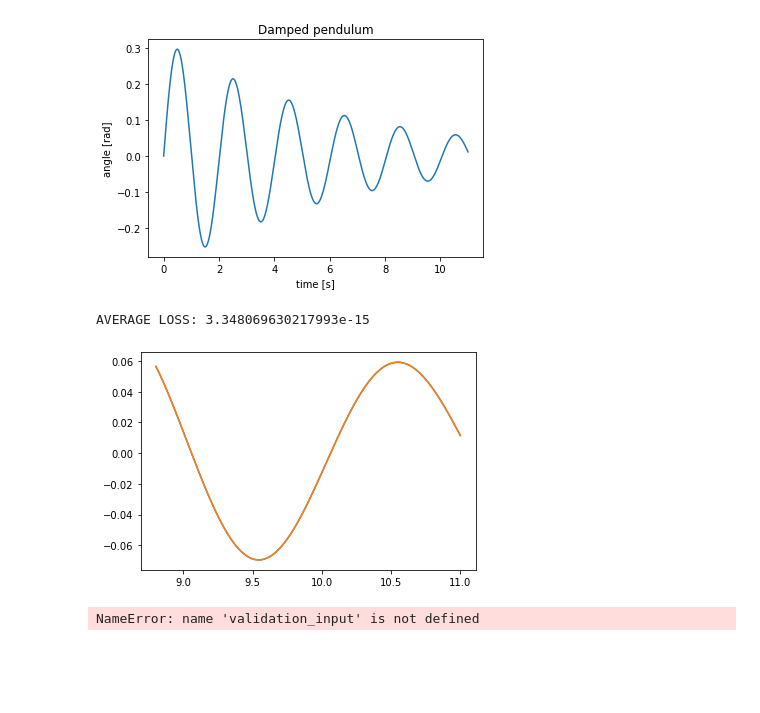
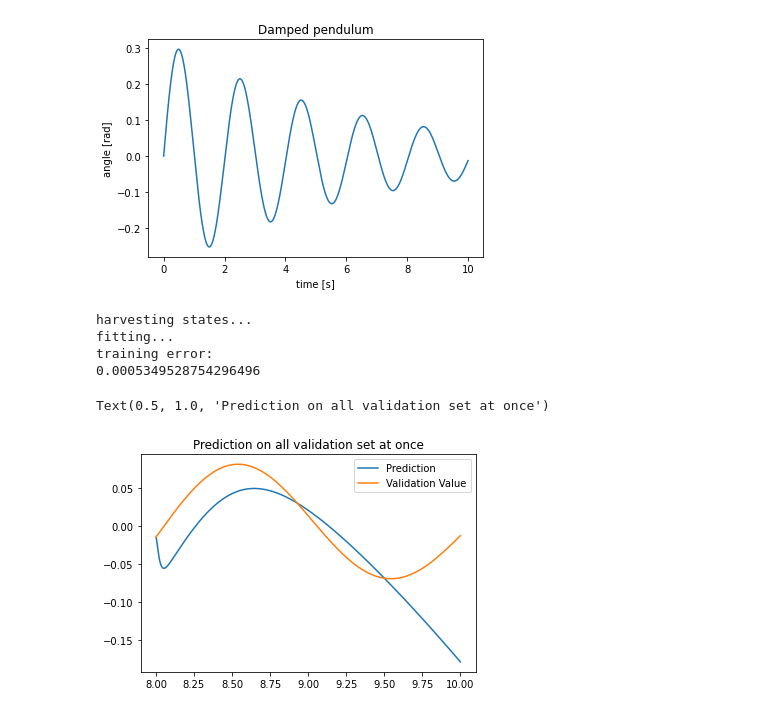
Before and after one commit to JustinZal/PendulumNN, a Jupyter notebook: Non-Linear pendulum damping.ipynb, the cells around one changed output. Drawn from its saved outputs; the diff is of its cells as text; code cells hidden in the pictures; blank space fills up the shorter version.

```diff
--- a/Non-Linear pendulum damping.ipynb
+++ b/Non-Linear pendulum damping.ipynb
@@ -18,7 +18,7 @@ def pendulum(u, t):
 
     return (u[1], -9.81 * np.sin(u[0]) - 4 * 0.8 / 10 * u[1])
 
-t = np.linspace(0, 50, 10000)
+t = np.linspace(0, 10, 10000)
 solution = odeint(pendulum, [0, 1], t)
 angle = solution[:,0]
 
@@ -42,80 +42,42 @@ training_output = angle[sorted(training_indices)]
 validation_input = t[sorted(validation_indices)]
 validation_output = angle[sorted(validation_indices)]
 # %% [output]
-[figure, old version]
+[figure, new version]
 # %%
 esn = ESN(
     1,
     1,
-    n_reservoir=100,
+    n_reservoir=1000,
     spectral_radius=0.8,
     sparsity=0.1, # number of nodes connected / max number of links
     noise=0,
     input_shift=None,
     input_scaling=None,
     teacher_forcing=True,
     feedback_scaling=None,
     teacher_scaling=None,
     teacher_shift=None,
     out_activation=lambda x: x, #tanh, sigmoid
     inverse_out_activation=lambda x: x, #TODO ?
     random_state=None,
-    silent=True
+    silent=False
 )
 
-esn.fit(training_input, training_output)[:,0]
+esn.fit(training_input, training_output)
 
-predictions = np.array([])
+prediction = esn.predict(validation_input)[:,0]
 
-i = 1
-d = len(validation_input)
-
-for v_input in validation_input:
-    prediction = esn.predict(np.array([v_input]))
-    predictions = np.append(predictions, prediction[0][0])
-
-    training_input = np.append(training_input, v_input)
-    training_output = np.append(training_output, validation_output[i - 1])
-
-    esn.fit(training_input, training_output)
-
-    print('done:', i/d * 100)
-    i += 1
-
-plt.clf()
-plt.plot(validation_input, predictions, validation_input, validation_output)
-
-print('AVERAGE LOSS:', ((predictions - validation_output) ** 2).mean())
-
-# print(np.abs(training_result - training_output[:,0]).shape)
-# print(training_input.shape)
-
-# plt.plot(training_input, np.abs(training_result - training_output[:,0]))
-# plt.plot(training_input, training_result[:,0], training_input, )
+plt.plot(validation_input, prediction, validation_input, validation_output)
+plt.legend(['Prediction', 'Validation Value'])
+plt.title('Prediction on all validation set at once')
 
 #TODO accuracy on number of steps (average)
-#TODO training set needs to be smaller
-#TODO 0-10s training, (10, 11] prediction
 #TODO ARIMA - try prediction
 #TODO LSTM
 # %% [output]
-AVERAGE LOSS: 3.348069630217993e-15
+harvesting states...
+fitting...
+training error:
+0.0005349528754296496
+Text(0.5, 1.0, 'Prediction on all validation set at once')
-[figure, old version]
+[figure, new version]
-# %%
-future_step = validation_input[0]
-future_prediction = esn.predict(np.array([future_step]), True)[0][0]
-truth = validation_output[0]
-
-print(future_prediction, truth)
-print('Difference:', np.abs(future_prediction - truth))
-
-full_prediction = np.array([element[0] for element in esn.predict(validation_input, True)])
-
-# TODO R2 evaluation
-err = (full_prediction - validation_output) ** 2
-
-print('cummulative error:', err.sum())
-
-plt.plot(validation_input, full_prediction, validation_input, validation_output)
-# %% [output]
-NameError: name 'validation_input' is not defined
```
Also changed, not shown: parts of 2 cells of this notebook.
